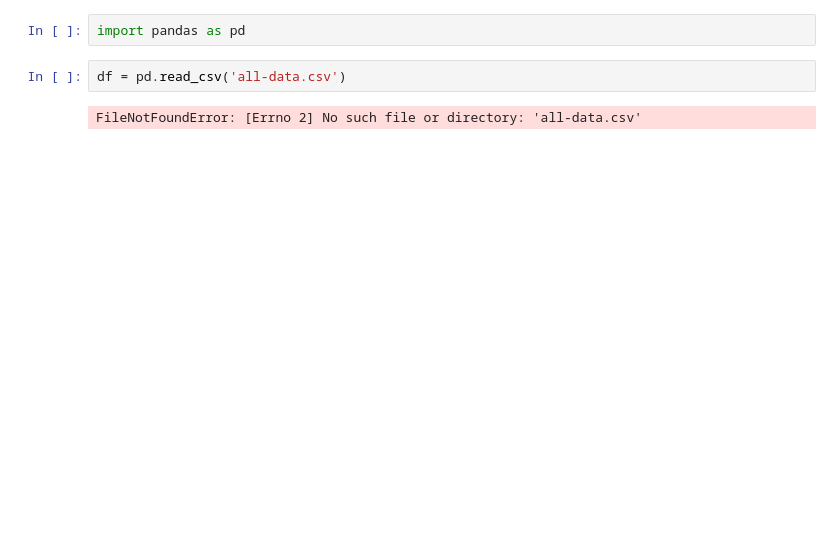
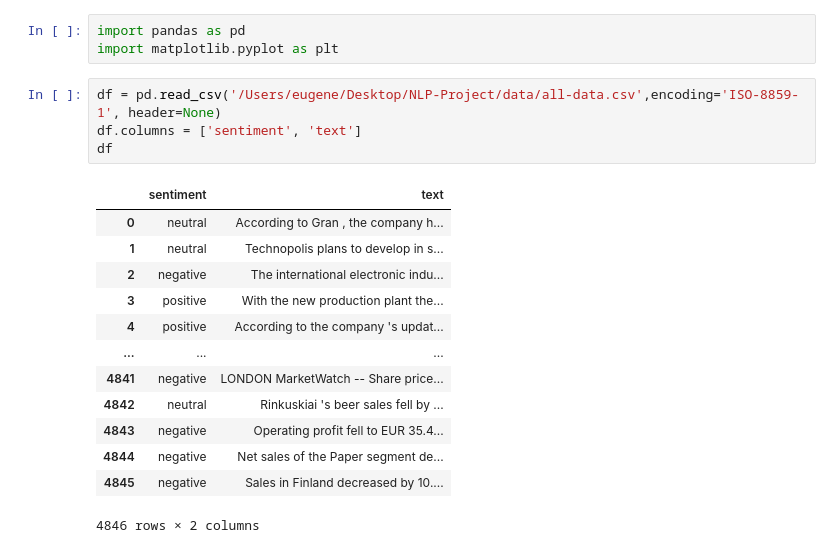
Before and after one commit to NoahRobit72/NLP-Project, a Jupyter notebook: notebooks/eda.ipynb, the cells around one changed output. Drawn from its saved outputs; the diff is of its cells as text; blank space fills up the shorter version.

Commit message:
Finished data merging and EDA

```diff
--- a/notebooks/eda.ipynb
+++ b/notebooks/eda.ipynb
@@ -1,6 +7,21 @@
 # %%
 import pandas as pd
+import matplotlib.pyplot as plt
-# %%
-df = pd.read_csv('all-data.csv')
-# %% [output]
-FileNotFoundError: [Errno 2] No such file or directory: 'all-data.csv'
+# %%
+df = pd.read_csv('/Users/eugene/Desktop/NLP-Project/data/all-data.csv',encoding='ISO-8859-1', header=None)
+df.columns = ['sentiment', 'text']
+df
+# %% [output]
+|  | sentiment | text |
+| 0 | neutral | According to Gran , the company h... |
+| 1 | neutral | Technopolis plans to develop in s... |
+| 2 | negative | The international electronic indu... |
+| 3 | positive | With the new production plant the... |
+| 4 | positive | According to the company 's updat... |
+| ... | ... | ... |
+| 4841 | negative | LONDON MarketWatch -- Share price... |
+| 4842 | neutral | Rinkuskiai 's beer sales fell by ... |
+| 4843 | negative | Operating profit fell to EUR 35.4... |
+| 4844 | negative | Net sales of the Paper segment de... |
+| 4845 | negative | Sales in Finland decreased by 10.... |
+4846 rows × 2 columns
```
Also changed, not shown: parts of 7 cells of this notebook, 3 other files.
